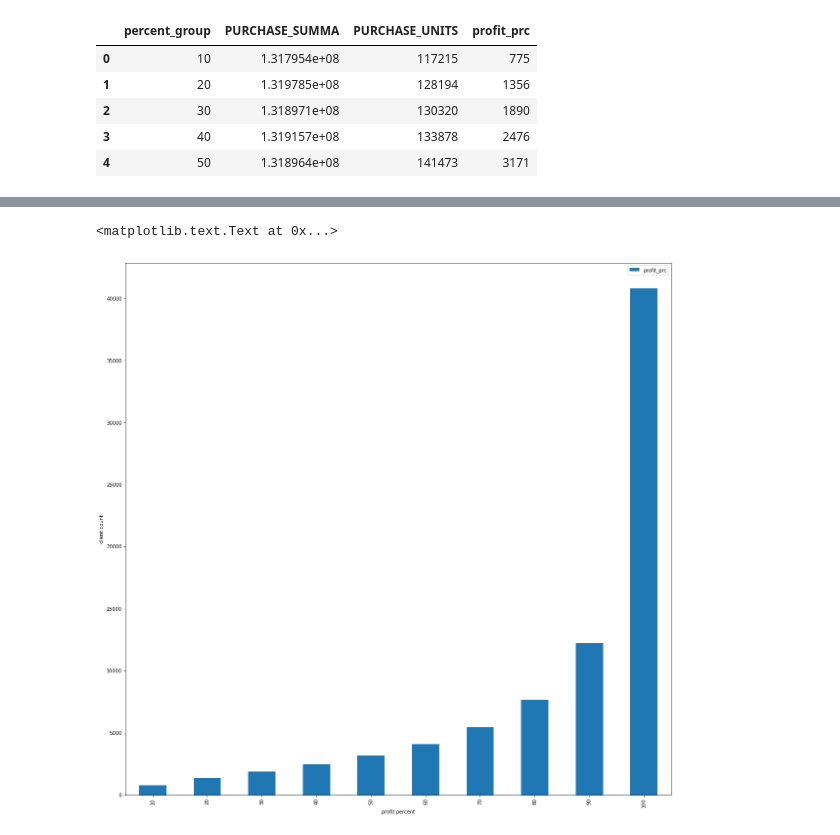
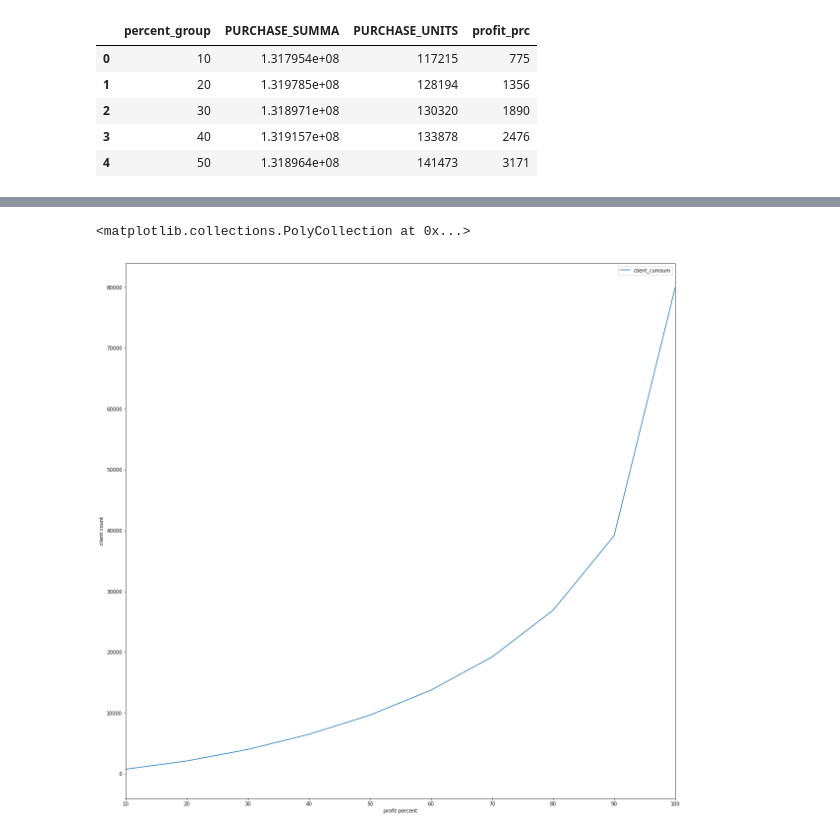
Before and after one commit to erlong15/bigdata_homework, a Jupyter notebook: homework2/homework2_2.ipynb, the cells around one changed output, grey strips where cells are left out. Cells and saved outputs as stored; diff of their text form; code cells hidden in the pictures.

```diff
--- a/homework2/homework2_2.ipynb
+++ b/homework2/homework2_2.ipynb
@@ -67,15 +53,20 @@ grp_df
+# %%
+grp_df = grp_df.rename(columns={'profit_prc':'client_count'})
+# %%
+grp_df['client_cumsum'] = grp_df['client_count'].cumsum()
 # %%
 #fig, ax1= plt.subplots(1, 1)
 #ax1.figsize=(20, 20)
 
 #,df['PURCHASE_UNITS_KIDS'],df['PURCHASE_UNITS_MEN'],df['PURCHASE_UNITS_WOMEN']
 #df.sort_values()
 #grp_df['percent_group'].astype(int)
 #grp_df['percent_group']+10
-ax = grp_df.plot.bar(x='percent_group',y='profit_prc', figsize=(20, 20))
+ax = grp_df.plot(x='percent_group',y='client_cumsum', figsize=(20, 20), )
 ax.set_xlabel("profit percent")
 ax.set_ylabel("client count")
+ax.fill_between(grp_df['client_cumsum'], 0, grp_df['percent_group'])
 #df[['PURCHASE_UNITS']].stackplot()
 # %% [output]
-<matplotlib.text.Text at 0x...>
+<matplotlib.collections.PolyCollection at 0x...>
-[figure, old version]
+[figure, new version]
```
Also changed, not shown: parts of 1 cell of this notebook.
